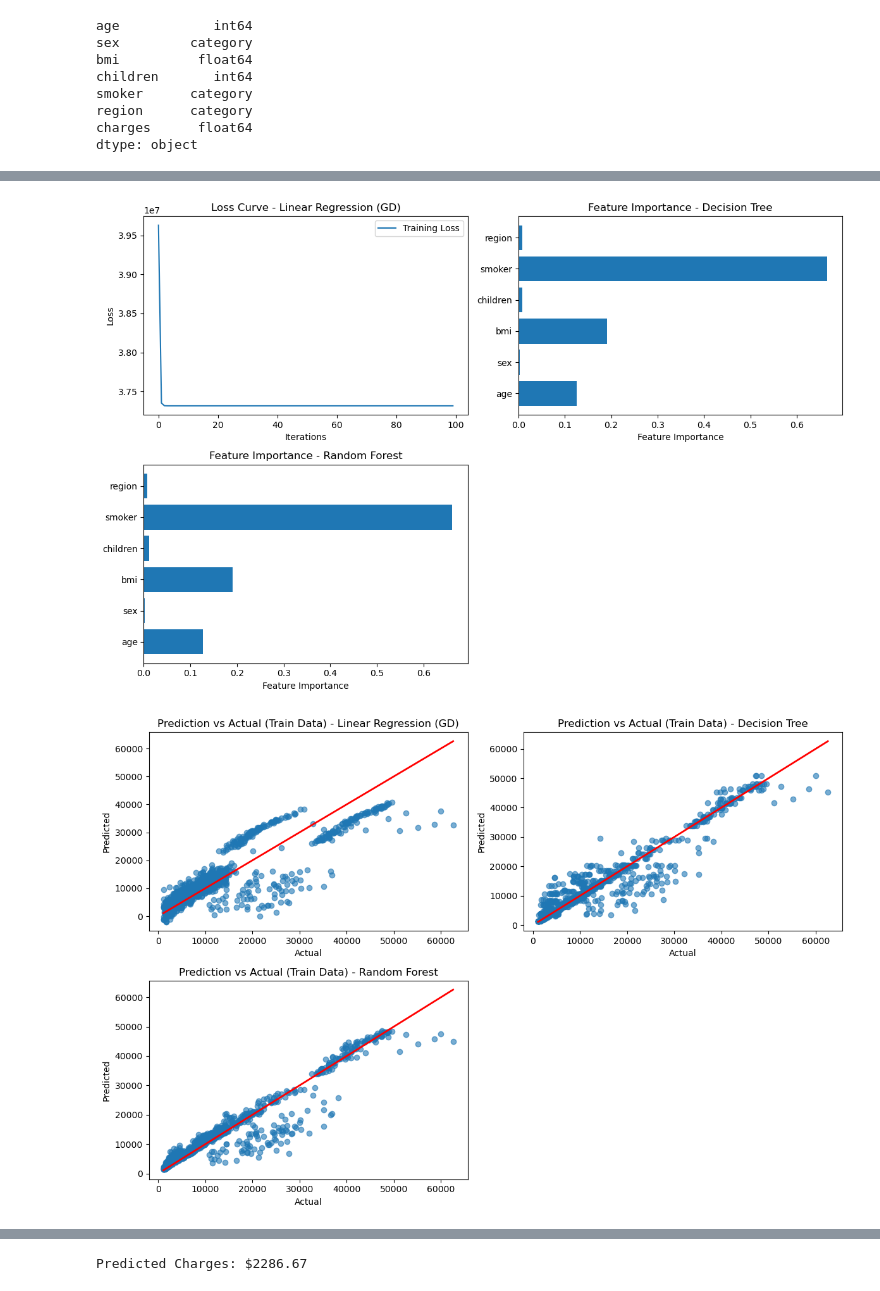
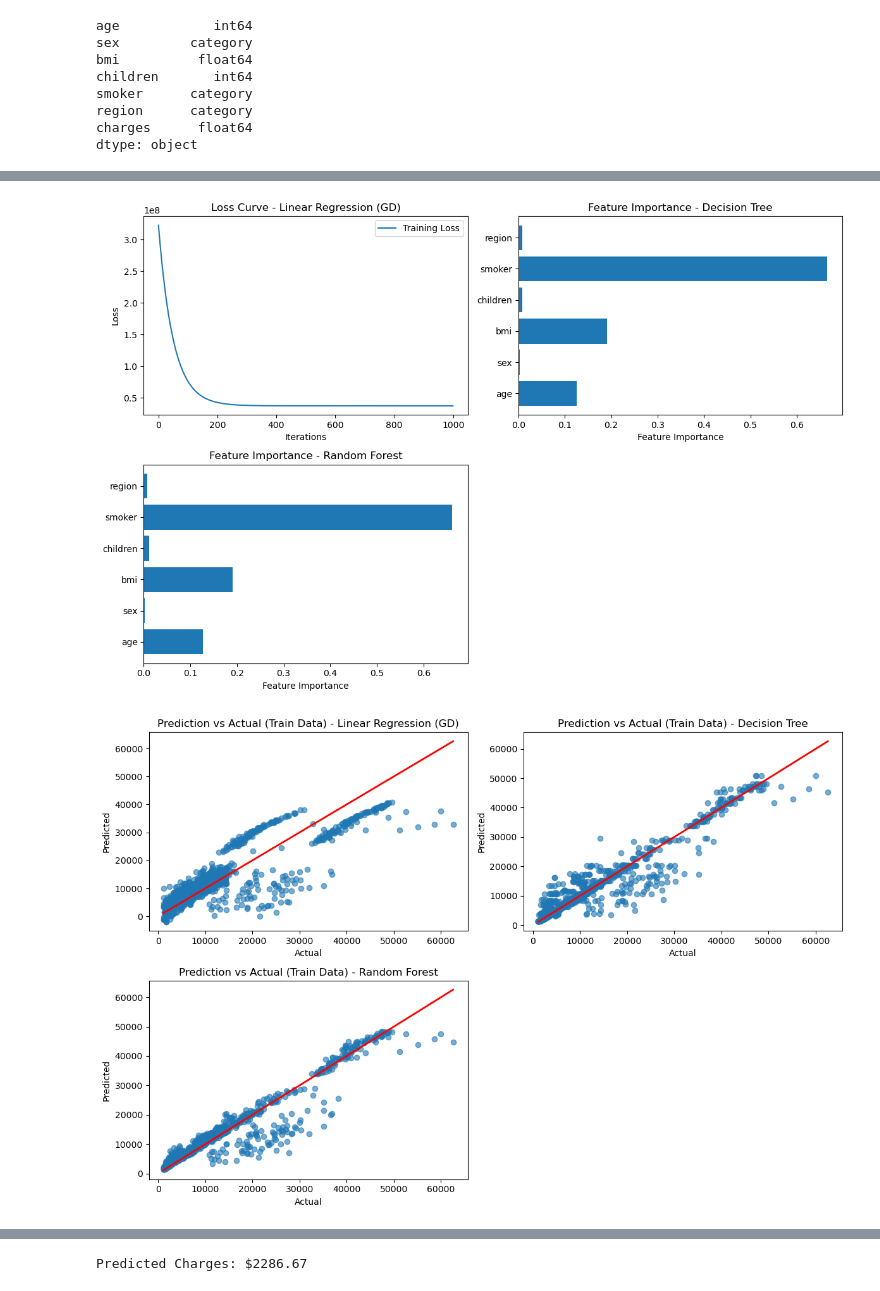
Before and after one commit to lscblack/linear_regression_model, a Jupyter notebook: summative/linear_regression/multivariate.ipynb, the cells around one changed output, grey strips where cells are left out. Drawn from its saved outputs; the diff is of its cells as text; code cells hidden in the pictures.

```diff
--- a/summative/linear_regression/multivariate.ipynb
+++ b/summative/linear_regression/multivariate.ipynb
@@ -82,7 +82,6 @@ dtype: object
 import numpy as np
 import matplotlib.pyplot as plt
 from sklearn.model_selection import train_test_split, GridSearchCV, RandomizedSearchCV
-from sklearn.linear_model import LinearRegression, SGDRegressor
 from sklearn.tree import DecisionTreeRegressor
 from sklearn.ensemble import RandomForestRegressor
 from sklearn.metrics import mean_squared_error, r2_score
@@ -92,8 +91,7 @@ import joblib
 from sklearn.preprocessing import LabelEncoder
 import seaborn as sns
 
-# Sample data (you will replace this with your actual DataFrame)
-# Assuming df is your dataframe
+# Sample data (replace this with your actual DataFrame)
 # df = pd.read_csv('your_dataset.csv')
 
 # Converting category labels into numerical using LabelEncoder
@@ -121,20 +119,41 @@ X_test_scaled = scaler.transform(X_test)
 joblib.dump(scaler, 'standard_scaler.pkl')
 print("Scaler saved as 'standard_scaler.pkl'")
 
-# Linear Regression using Gradient Descent
-# gd_model = SGDRegressor(max_iter=1000, tol=1e-3, penalty=None, eta0=0.01, random_state=42)
-# Initialize Model
-gd_model = SGDRegressor(max_iter=1, tol=None, penalty=None, eta0=0.01, random_state=42, warm_start=True)
+# Custom Gradient Descent Implementation
+def gradient_descent(X, y, learning_rate=0.01, n_iterations=1000):
+    m, n = X.shape
+    theta = np.zeros(n)  # Initialize weights (coefficients)
+    bias = 0  # Initialize bias term
+    losses = []
 
-# gd_model.fit(X_train_scaled, y_train)
-losses = []
+    for iteration in range(n_iterations):
+        # Predictions
+        y_pred = X.dot(theta) + bias  # Linear model: y = X * theta + bias
 
-# Train and Collect Loss
-for _ in range(100):  # Train for 100 iterations
-    gd_model.fit(X_train_scaled, y_train)  # Keep training on the same data
-    y_pred = gd_model.predict(X_train_scaled)
-    loss = np.mean((y_pred - y_train) ** 2)  # Mean Squared Error (MSE)
-    losses.append(loss)
+        # Errors
+        error = y_pred - y
+
+        # Gradients
+        gradient_theta = (1/m) * X.T.dot(error)  # Gradient for weights
+        gradient_bias = (1/m) * np.sum(error)  # Gradient for bias
+
+        # Update weights and bias
+        theta -= learning_rate * gradient_theta
+        bias -= learning_rate * gradient_bias
+
+        # Calculate and store loss (MSE)
+        loss = np.mean(error ** 2)
+        losses.append(loss)
+
+    return theta, bias, losses
+
+# Train the model using custom gradient descent
+theta, bias, losses = gradient_descent(X_train_scaled, y_train, learning_rate=0.01, n_iterations=1000)
+
+# Predict function for custom gradient descent
+def predict(X, theta, bias):
+    return X.dot(theta) + bias
+
 # Decision Tree Regressor with Hyperparameter Tuning
 dt_model = DecisionTreeRegressor(random_state=42)
 param_grid_dt = {
@@ -149,38 +168,30 @@ dt_model = dt_grid.best_estimator_
 # Random Forest Regressor with Hyperparameter Tuning
 rf_model = RandomForestRegressor(random_state=42)
 param_grid_rf = {
-   'n_estimators': [100, 200, 300, 400, 500, 600],
+   'n_estimators': [100, 200, 300, 400, 500, 600,700],
     'max_depth': [None, 10, 20, 30],
     'min_samples_split': [2, 5, 10],
     'min_samples_leaf': [1, 2, 4]
 }
-# param_grid_rf = {
-#     'n_estimators': [100, 200, 300, 400, 500,700,1000],  # Control model complexity
-#     'max_depth': [10, 20, 30, None,3,None,None],  # Regularization
-#     'min_samples_split': [2, 5, 10,0],  # Prevent overfitting
-#     'min_samples_leaf': [1, 2, 4,40],  # Increase leaf nodes to generalize better
-#     'max_features': ['auto', 'sqrt', 'log2'],  # Reduce feature selection per tree
-#     'bootstrap': [True, False]  # Increase randomness
-# }
-rf_grid = RandomizedSearchCV(rf_model, param_grid_rf, n_iter=10, cv=5, scoring='neg_mean_squared_error', random_state=42)
+rf_grid = RandomizedSearchCV(rf_model, param_grid_rf, n_iter=50, cv=10, scoring='neg_mean_squared_error', random_state=42)
 rf_grid.fit(X_train, y_train)
 rf_model = rf_grid.best_estimator_
 
 # Evaluate all models
 models = ['Linear Regression (GD)', 'Decision Tree', 'Random Forest']
-train_mse = [mean_squared_error(y_train, gd_model.predict(X_train_scaled)),
+train_mse = [mean_squared_error(y_train, predict(X_train_scaled, theta, bias)),
              mean_squared_error(y_train, dt_model.predict(X_train)),
              mean_squared_error(y_train, rf_model.predict(X_train))]
 
-test_mse = [mean_squared_error(y_test, gd_model.predict(X_test_scaled)),
+test_mse = [mean_squared_error(y_test, predict(X_test_scaled, theta, bias)),
             mean_squared_error(y_test, dt_model.predict(X_test)),
             mean_squared_error(y_test, rf_model.predict(X_test))]
 
-train_r2 = [r2_score(y_train, gd_model.predict(X_train_scaled)),
+train_r2 = [r2_score(y_train, predict(X_train_scaled, theta, bias)),
             r2_score(y_train, dt_model.predict(X_train)),
             r2_score(y_train, rf_model.predict(X_train))]
 
-test_r2 = [r2_score(y_test, gd_model.predict(X_test_scaled)),
+test_r2 = [r2_score(y_test, predict(X_test_scaled, theta, bias)),
            r2_score(y_test, dt_model.predict(X_test)),
            r2_score(y_test, rf_model.predict(X_test))]
 
@@ -208,7 +219,6 @@ plt.ylabel('Loss')
 plt.title('Loss Curve - Linear Regression (GD)')
 plt.legend()
 
-
 # Decision Tree Feature Importance
 plt.subplot(2, 2, 2)
 importances = dt_model.feature_importances_
@@ -232,7 +242,7 @@ plt.figure(figsize=(12, 8))
 
 # Linear Regression (GD) Prediction vs Actual
 plt.subplot(2, 2, 1)
-train_pred_gd = gd_model.predict(X_train_scaled)
+train_pred_gd = predict(X_train_scaled, theta, bias)
 plt.scatter(y_train, train_pred_gd, alpha=0.6)
 plt.plot([y_train.min(), y_train.max()], [y_train.min(), y_train.max()], color='red', linewidth=2)
 plt.title('Prediction vs Actual (Train Data) - Linear Regression (GD)')
@@ -318,18 +328,18 @@ print(f"\nBest Performing Model: {best_model}")
 
 # Save the best model using joblib
 best_model_index = np.argmax(test_r2)
-best_model_object = [gd_model, dt_model, rf_model][best_model_index]
+best_model_object = [theta, dt_model, rf_model][best_model_index]
 joblib.dump(best_model_object, f'{best_model}_best_model.pkl')
 print(f"Best model saved as '{best_model}_best_model.pkl'")
 
 # Make a prediction on one data point in the test dataset
 sample_data = X_test_scaled[0].reshape(1, -1)
-prediction = best_model_object.predict(sample_data)
+prediction = predict(sample_data, theta, bias)
 print(f"\nPrediction for one data point in the test dataset: {prediction}")
 
 # Scatter plot of the final linear line that fits the dataset after training the linear regression model
 plt.figure(figsize=(8, 6))
-plt.scatter(y_test, gd_model.predict(X_test_scaled), alpha=0.6)
+plt.scatter(y_test, predict(X_test_scaled, theta, bias), alpha=0.6)
 plt.plot([y_test.min(), y_test.max()], [y_test.min(), y_test.max()], color='red', linewidth=2)
 plt.title('Final Linear Regression Line (Test Data)')
 plt.xlabel('Actual')
@@ -375,4 +385,4 @@ Model Performance Summary:
-[figure, old version]
+[figure, new version]
 [figure]
 [figure]
 [figure]
```
Also changed, not shown: parts of 3 cells of this notebook, 4 other files.
